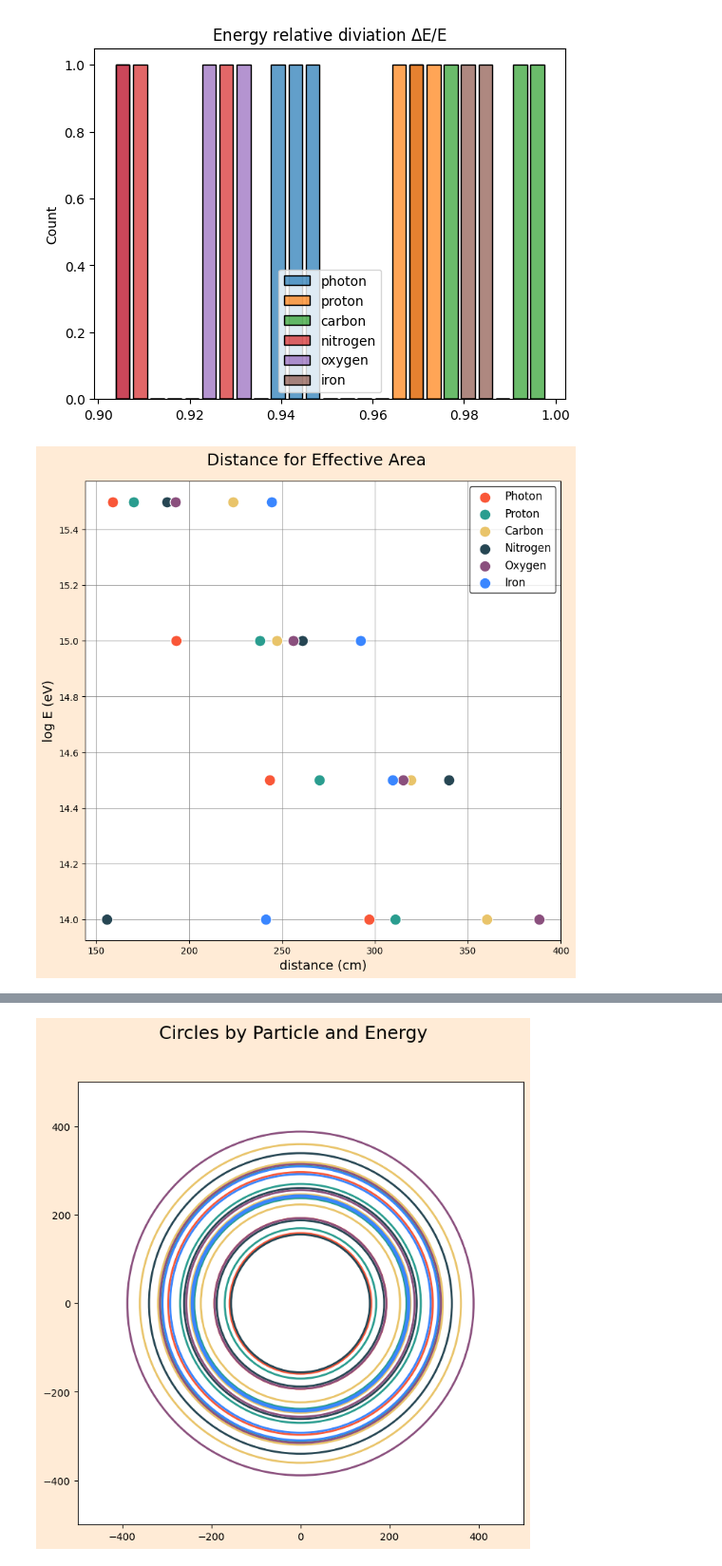
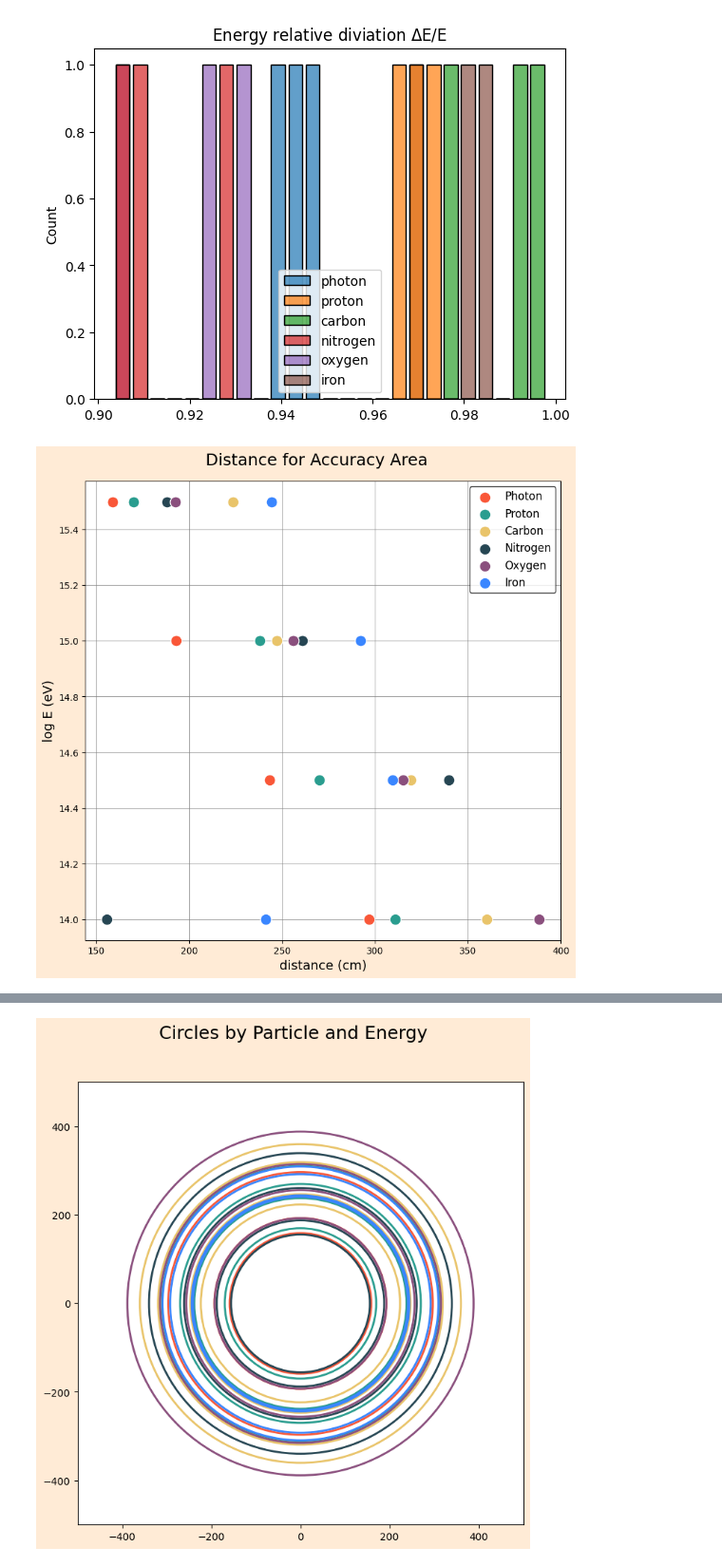
Before and after one commit to lucas-orfei/mestrado, a Jupyter notebook: array_3det.ipynb, the cells around one changed output, grey strips where cells are left out. Shown at 95% size. Cells and saved outputs as stored; diff of their text form; code cells hidden in the pictures.

```diff
--- a/array_3det.ipynb
+++ b/array_3det.ipynb
@@ -879,32 +1043,32 @@ energy1 = [1E14, 3.16E14, 1E15, 3.16E15]
 energy = np.log10(energy1)
 
 photon = [296.76, 243.37, 192.98, 158.92]
 proton = [310.83, 269.99, 238.02, 169.90]
 carbon = [360.12, 319.32, 246.98, 223.55]
 nitrogen = [155.69, 339.63, 260.88, 187.82]
 oxygen = [388.38, 315.07, 256.06, 192.68]
 iron = [241.06, 309.35, 292.14, 244.16]
 
 fig, ax = plt.subplots(1, 1, figsize=(8, 8), facecolor='#FFEBD6')
-fig.suptitle('Distance for Effective Area', size=18)
+fig.suptitle('Distance for Accuracy Area', size=18)
 fig.tight_layout()
 
 ax.set_axisbelow(True)
 ax.yaxis.grid(color='gray', linestyle='-', alpha=0.7)
 ax.xaxis.grid(color='gray', linestyle='-', alpha=0.7)
 
 sns.scatterplot(x=photon, y=energy, ax=ax, color='#F95738', s=150, label='Photon')
 sns.scatterplot(x=proton, y=energy, ax=ax, color='#2A9D8F', s=150, label='Proton')
 sns.scatterplot(x=carbon, y=energy, ax=ax, color='#E9C46A', s=150, label='Carbon')
 sns.scatterplot(x=nitrogen, y=energy, ax=ax, color='#264653', s=150, label='Nitrogen')
 sns.scatterplot(x=oxygen, y=energy, ax=ax, color='#8A4F7D', s=150, label='Oxygen')
 sns.scatterplot(x=iron, y=energy, ax=ax, color='#3A86FF', s=150, label='Iron')
 
 ax.set_xlabel('distance (cm)', size=14)
 ax.set_ylabel('log E (eV)', size=14)
 
 ax.legend(edgecolor='black', fontsize=12, loc='upper right')
 
 plt.show()
 # %% [output]
-[figure, old version]
+[figure, new version]
```
Also changed, not shown: parts of 22 cells of this notebook.
